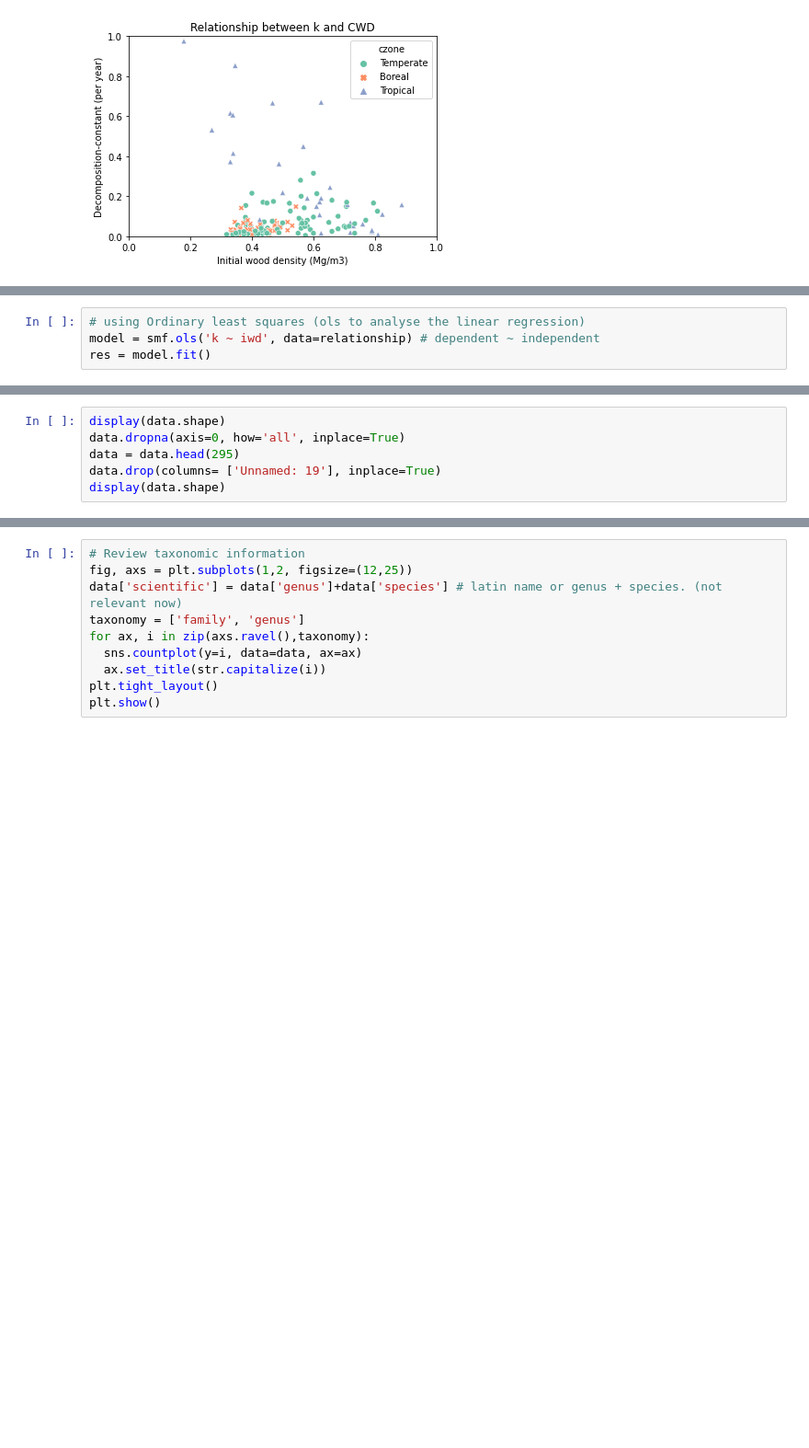
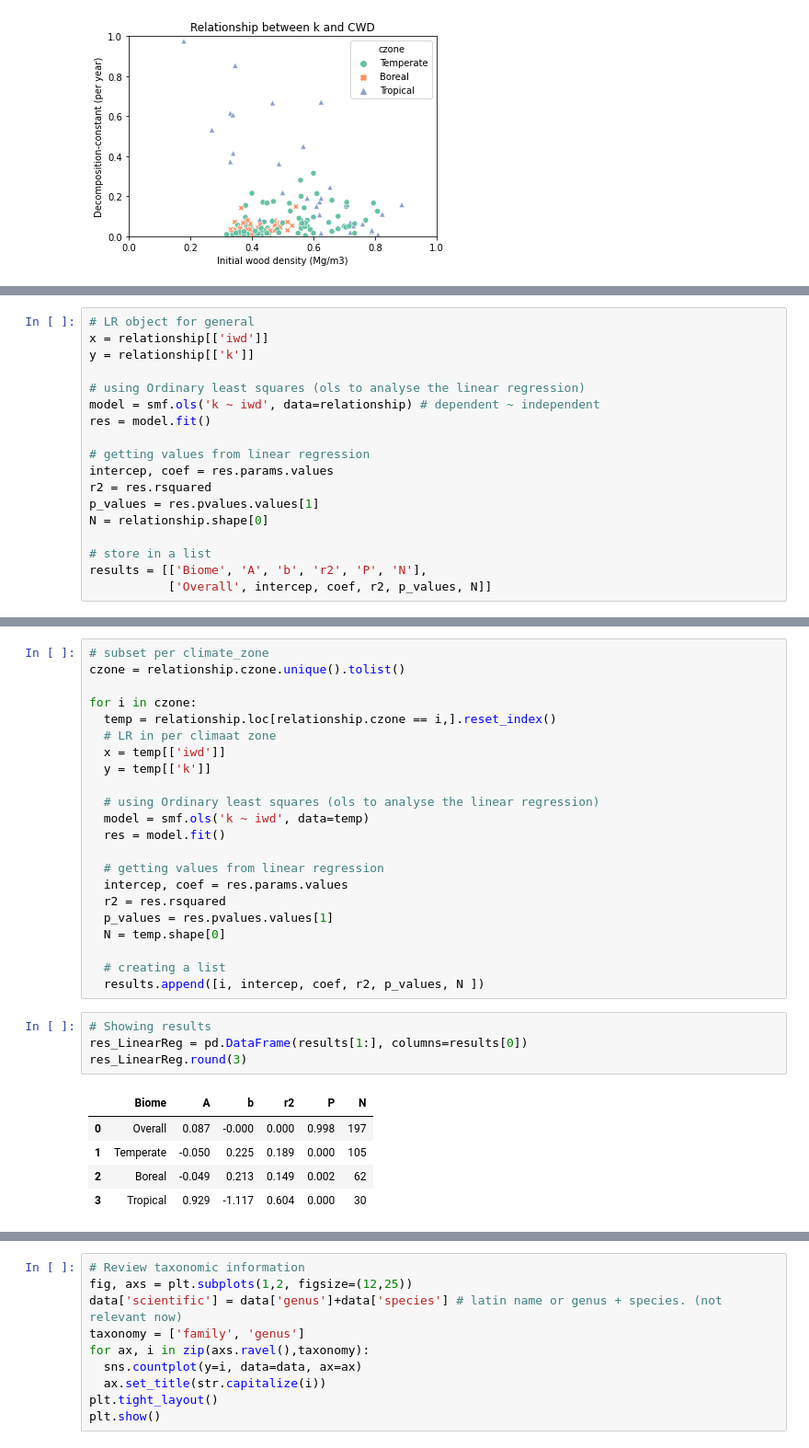
Before and after one commit to yodavo/moja-global-analysis, a Jupyter notebook: 2021-12-08_Task0-MOESM/Hamon.ipynb, the cells around one changed output, grey strips where cells are left out. Shown at 92% size. Cells and saved outputs as stored; diff of their text form; blank space fills up the shorter version.

```diff
--- a/2021-12-08_Task0-MOESM/Hamon.ipynb
+++ b/2021-12-08_Task0-MOESM/Hamon.ipynb
@@ -431,4 +455,18 @@ czone
 # %%
+# LR object for general
+x = relationship[['iwd']]
+y = relationship[['k']]
+
 # using Ordinary least squares (ols to analyse the linear regression)
 model = smf.ols('k ~ iwd', data=relationship) # dependent ~ independent
 res = model.fit()
+
+# getting values from linear regression
+intercep, coef = res.params.values
+r2 = res.rsquared
+p_values = res.pvalues.values[1]
+N = relationship.shape[0]
+
+# store in a list
+results = [['Biome', 'A', 'b', 'r2', 'P', 'N'],
+           ['Overall', intercep, coef, r2, p_values, N]]
@@ -460,6 +473,32 @@ array([[0.16976131]])
-# %%
-display(data.shape)
-data.dropna(axis=0, how='all', inplace=True)
-data = data.head(295)
-data.drop(columns= ['Unnamed: 19'], inplace=True)
-display(data.shape)
+# %%
+# subset per climate_zone
+czone = relationship.czone.unique().tolist()
+
+for i in czone:
+  temp = relationship.loc[relationship.czone == i,].reset_index()
+  # LR in per climaat zone
+  x = temp[['iwd']]
+  y = temp[['k']]
+
+  # using Ordinary least squares (ols to analyse the linear regression)
+  model = smf.ols('k ~ iwd', data=temp)
+  res = model.fit()
+
+  # getting values from linear regression
+  intercep, coef = res.params.values
+  r2 = res.rsquared
+  p_values = res.pvalues.values[1]
+  N = temp.shape[0]
+
+  # creating a list
+  results.append([i, intercep, coef, r2, p_values, N ])
+# %%
+# Showing results
+res_LinearReg = pd.DataFrame(results[1:], columns=results[0])
+res_LinearReg.round(3)
+# %% [output]
+|  | Biome | A | b | r2 | P | N |
+| 0 | Overall | 0.087 | -0.000 | 0.000 | 0.998 | 197 |
+| 1 | Temperate | -0.050 | 0.225 | 0.189 | 0.000 | 105 |
+| 2 | Boreal | -0.049 | 0.213 | 0.149 | 0.002 | 62 |
+| 3 | Tropical | 0.929 | -1.117 | 0.604 | 0.000 | 30 |
```
Also changed, not shown: parts of 16 cells of this notebook.
